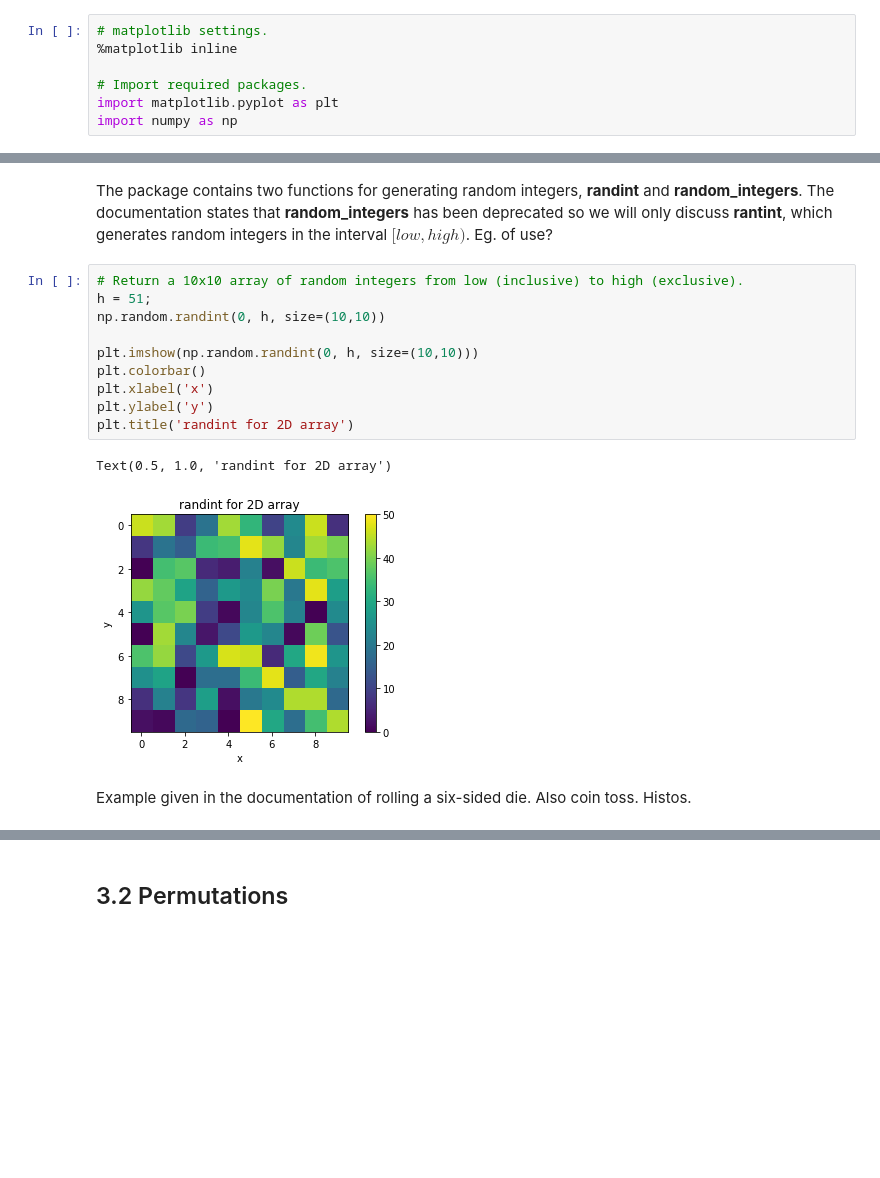
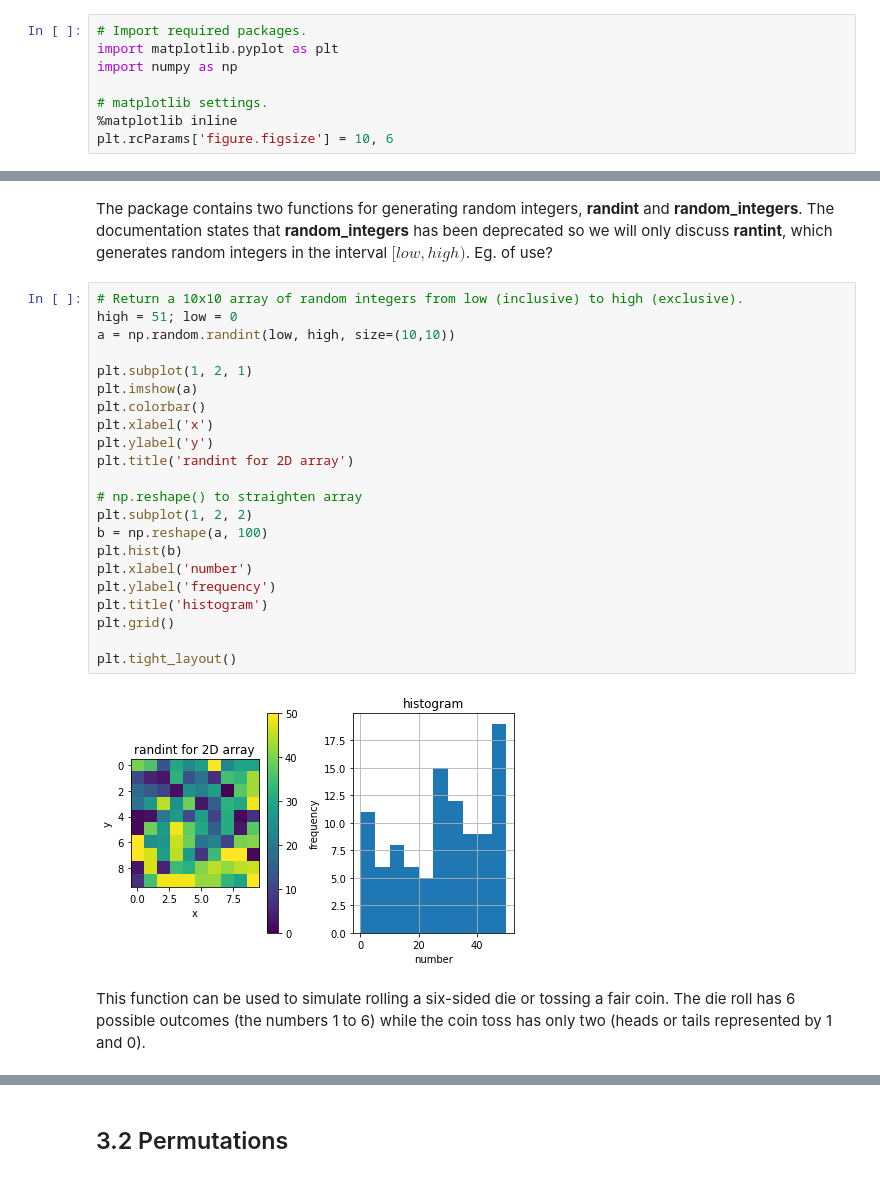
Before and after one commit to elizabethdaly/numpy-random, a Jupyter notebook: numpy-random.ipynb, the cells around one changed output, grey strips where cells are left out. Drawn from its saved outputs; the diff is of its cells as text; blank space fills up the shorter version.

```diff
--- a/numpy-random.ipynb
+++ b/numpy-random.ipynb
@@ -8,12 +8,13 @@ In this notebook I will explain the use of the numpy.random package in Python. I
 # %% [markdown]
 ### Preliminaries
 # %%
-# matplotlib settings.
-%matplotlib inline
-
 # Import required packages.
 import matplotlib.pyplot as plt
 import numpy as np
+
+# matplotlib settings.
+%matplotlib inline
+plt.rcParams['figure.figsize'] = 10, 6
 # %% [markdown]
 ***
 ## 2. The purpose of the numpy.random package
@@ -91,18 +107,29 @@ plt.legend(loc='upper right')
 The package contains two functions for generating random integers, **randint** and **random_integers**. The documentation states that **random_integers** has been deprecated so we will only discuss **rantint**, which generates random integers in the interval $[low, high)$. Eg. of use?
 # %%
 # Return a 10x10 array of random integers from low (inclusive) to high (exclusive).
-h = 51;
-np.random.randint(0, h, size=(10,10))
+high = 51; low = 0
+a = np.random.randint(low, high, size=(10,10))
 
-plt.imshow(np.random.randint(0, h, size=(10,10)))
+plt.subplot(1, 2, 1)
+plt.imshow(a)
 plt.colorbar()
 plt.xlabel('x')
 plt.ylabel('y')
 plt.title('randint for 2D array')
+
+# np.reshape() to straighten array
+plt.subplot(1, 2, 2)
+b = np.reshape(a, 100)
+plt.hist(b)
+plt.xlabel('number')
+plt.ylabel('frequency')
+plt.title('histogram')
+plt.grid()
+
+plt.tight_layout()
 # %% [output]
-Text(0.5, 1.0, 'randint for 2D array')
-[figure, old version]
+[figure, new version]
-# %% [markdown]
-Example given in the documentation of rolling a six-sided die. Also coin toss. Histos.
+# %% [markdown]
+This function can be used to simulate rolling a six-sided die or tossing a fair coin. The die roll has 6 possible outcomes (the numbers 1 to 6) while the coin toss has only two (heads or tails represented by 1 and 0).
 # %%
 d1 = np.random.randint(1, 7, 100)
```
Also changed, not shown: parts of 35 cells of this notebook, 1 other file.
